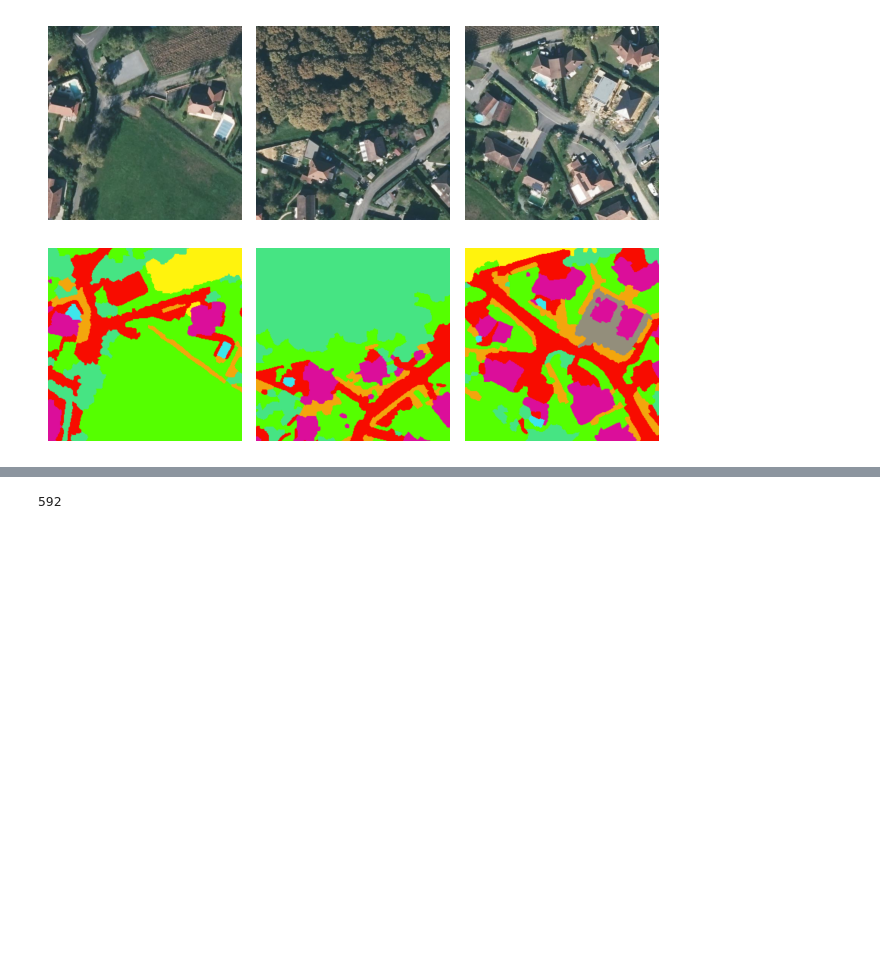
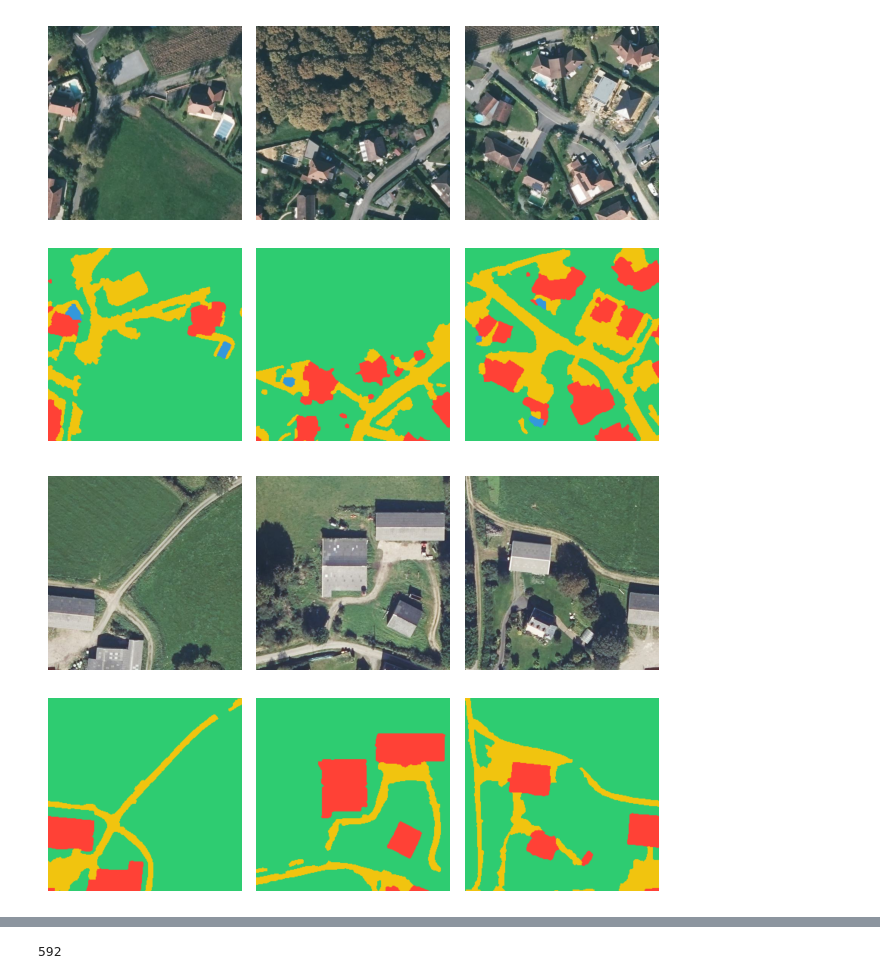
Before and after one commit to ElliotVincent/ocs-ia-tutoriel, a Jupyter notebook: main.ipynb, the cells around one changed output, grey strips where cells are left out. Saved outputs shown, nothing was run; the diff lists cells and outputs as text; code cells hidden in the pictures; blank space fills up the shorter version.

```diff
--- a/main.ipynb
+++ b/main.ipynb
@@ -1,48 +1,65 @@
 # %%
 import matplotlib.pyplot as plt
 import rasterio
 import glob
 import warnings
 import torch
 import numpy as np
+import copy
+import sklearn
 
+# Choisir entre Cairanne_84, Chateauroux_36, Chissey_71, Claveyson_26, Fessenheim_68,
+# MaelPestivien_22, SaintCyr_69, SaintHilaire_61, SaintMartin_15, Sauvagnon_64
 
 warnings.filterwarnings('ignore')
 
 train_zone = 'Sauvagnon_64'
+val_zone = 'MaelPestivien_22'
+test_zone = 'Chateauroux_36'
+
+def load_images(zone):
+    images_paths = glob.glob(f"sample/{zone}/IMG_*.jpg")
+    annotations_paths = [path.replace('IMG', 'MSK').replace('jpg', 'tif') for path in images_paths]
+    imgs = torch.stack([torch.tensor(rasterio.open(image).read()).float() for image in images_paths])
+    annots_19 = torch.stack([torch.tensor(rasterio.open(annot).read()[0]).int() for annot in annotations_paths]) - 1
+    mapping_19_to_4_classes = torch.tensor([0, 1, 1, 1, 2, 3, 3, 3, 3, 3, 3, 1, 2, 4, 4, 4, 4, 4, 4])
+    annots_5 = mapping_19_to_4_classes[annots_19]
+    return imgs, annots_19, annots_5
+
 images_paths = glob.glob(f"sample/{train_zone}/IMG_*.jpg")
 annotations_paths = [path.replace('IMG', 'MSK').replace('jpg', 'tif') for path in images_paths]
 
-flair_data_mapping = torch.tensor([[219, 14, 154],
- [147, 142, 123],
- [248, 12, 0],
- [169, 113, 1],
- [21, 83, 174],
- [25, 74, 38],
- [70, 228, 131],
- [243, 166, 13],
- [102, 0, 130],
- [85, 255, 0],
- [255, 243, 13],
- [228, 223, 124],
- [61, 230, 235],
- [255, 255, 255],
- [138, 179, 160],
- [107, 113, 79],
- [197, 220, 66],
- [153, 153, 255],
- [0, 0, 0]])
+rvb_mapping_19_classes = torch.tensor([[219, 14, 154], [147, 142, 123], [248, 12, 0], [169, 113, 1], [21, 83, 174], [25, 74, 38], [70, 228, 131],
+                                   [243, 166, 13], [102, 0, 130], [85, 255, 0], [255, 243, 13], [228, 223, 124], [61, 230, 235], [255, 255, 255],
+                                   [138, 179, 160], [107, 113, 79], [197, 220, 66], [153, 153, 255], [0, 0, 0]])
+rvb_mapping_5_classes = torch.tensor([[255, 65, 54], [241, 196, 15], [52, 152, 219], [46, 204, 113], [0, 0, 0]])
 
-for k, (image, annotation) in enumerate(zip(images_paths, annotations_paths)):
-    img = rasterio.open(image).read().transpose((1,2,0))
-    annot = rasterio.open(annotation).read()[0]
-    plt.subplot(2, 3, k + 1)
-    plt.imshow(img)
-    plt.axis('off')
-    plt.subplot(2, 3, 3 + k + 1)
-    plt.imshow(flair_data_mapping[torch.tensor(annot.astype('int')-1)])
-    plt.axis('off')
-plt.tight_layout()
-plt.show()
+def plot_images(imgs, annots, mapping, preds=None):
+    n_rows = 2 if preds is None else 3
+    for k, (image, annotation) in enumerate(zip(imgs, annots)):
+        img = image.permute(1,2,0).int()
+        annotation = mapping[annotation]
+        plt.subplot(n_rows, 3, k + 1)
+        plt.imshow(img)
+        plt.axis('off')
+        plt.subplot(n_rows, 3, 3 + k + 1)
+        plt.imshow(annotation)
+        plt.axis('off')
+        if preds is not None:
+            pred = mapping[preds[k]]
+            plt.subplot(n_rows, 3, 6 + k + 1)
+            plt.imshow(pred)
+            plt.axis('off')
+    plt.tight_layout()
+    plt.show()
+
+train_images, train_annotations_19, train_annotations = load_images(train_zone)
+val_images, val_annotations_19, val_annotations = load_images(val_zone)
+test_images, test_annotations_19, test_annotations = load_images(test_zone)
+
+plot_images(train_images, train_annotations, rvb_mapping_5_classes)
+plot_images(val_images, val_annotations, rvb_mapping_5_classes)
+plot_images(test_images, test_annotations, rvb_mapping_5_classes)
 # %% [output]
-[figure, old version]
+[figure, new version]
+[figure, added]
```
Also changed, not shown: parts of 9 cells of this notebook.
